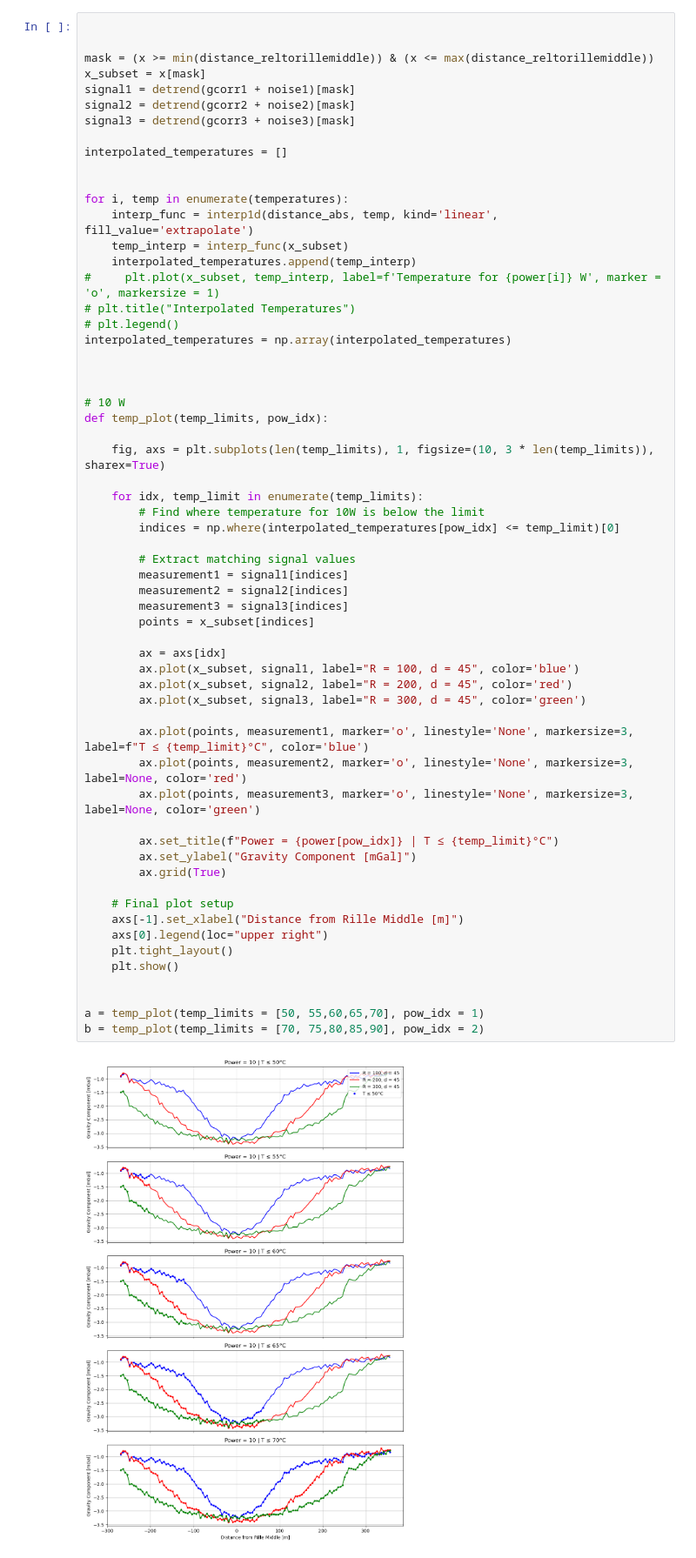
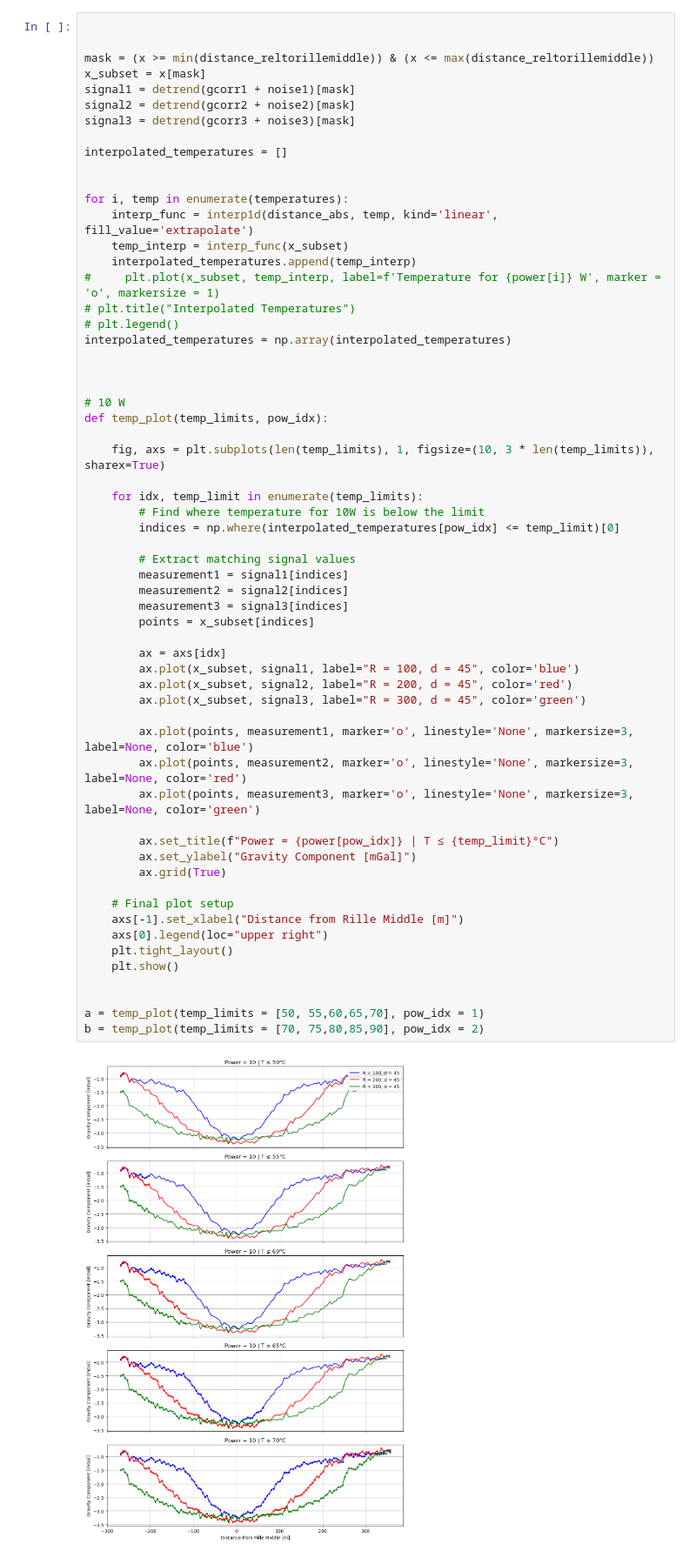
Before and after one commit to YaraLuginbuehl/LL_YaraLug, a Jupyter notebook: ConOps/ConOps_plot.ipynb, the cells around one changed output. Shown at 87% size. Drawn from its saved outputs; the diff is of its cells as text.

```diff
--- a/ConOps/ConOps_plot.ipynb
+++ b/ConOps/ConOps_plot.ipynb
@@ -330,32 +330,32 @@ def temp_plot(temp_limits, pow_idx):
         indices = np.where(interpolated_temperatures[pow_idx] <= temp_limit)[0]
 
         # Extract matching signal values
         measurement1 = signal1[indices]
         measurement2 = signal2[indices]
         measurement3 = signal3[indices]
         points = x_subset[indices]
 
         ax = axs[idx]
         ax.plot(x_subset, signal1, label="R = 100, d = 45", color='blue')
         ax.plot(x_subset, signal2, label="R = 200, d = 45", color='red')
         ax.plot(x_subset, signal3, label="R = 300, d = 45", color='green')
 
-        ax.plot(points, measurement1, marker='o', linestyle='None', markersize=3, label=f"T ≤ {temp_limit}°C", color='blue')
+        ax.plot(points, measurement1, marker='o', linestyle='None', markersize=3, label=None, color='blue')
         ax.plot(points, measurement2, marker='o', linestyle='None', markersize=3, label=None, color='red')
         ax.plot(points, measurement3, marker='o', linestyle='None', markersize=3, label=None, color='green')
 
         ax.set_title(f"Power = {power[pow_idx]} | T ≤ {temp_limit}°C")
         ax.set_ylabel("Gravity Component [mGal]")
         ax.grid(True)
 
     # Final plot setup
     axs[-1].set_xlabel("Distance from Rille Middle [m]")
     axs[0].legend(loc="upper right")
     plt.tight_layout()
     plt.show()
 
 
 a = temp_plot(temp_limits = [50, 55,60,65,70], pow_idx = 1)
 b = temp_plot(temp_limits = [70, 75,80,85,90], pow_idx = 2)
 # %% [output]
-[figure, old version]
+[figure, new version]
```
Also changed, not shown: parts of 2 cells of this notebook, 1 other file.
